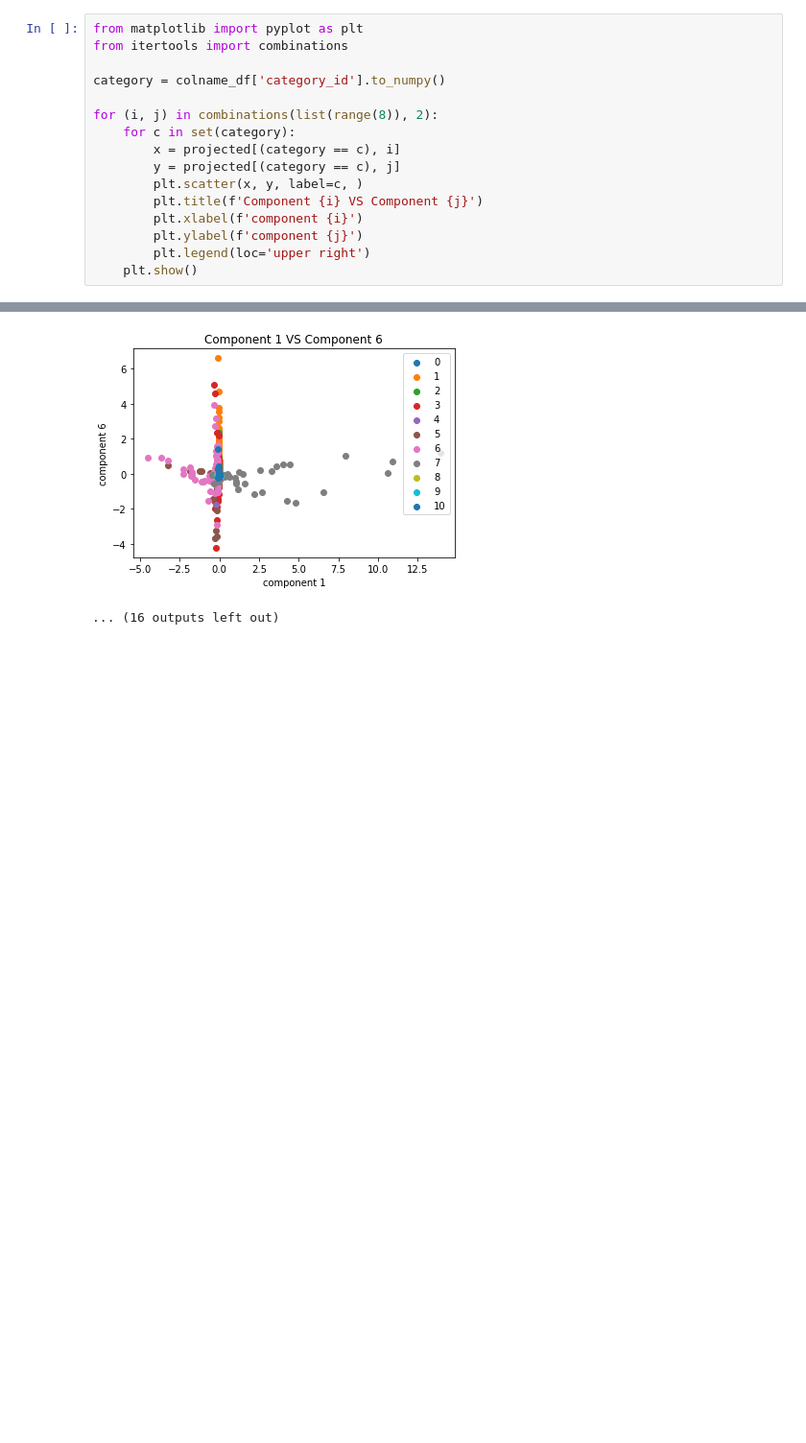
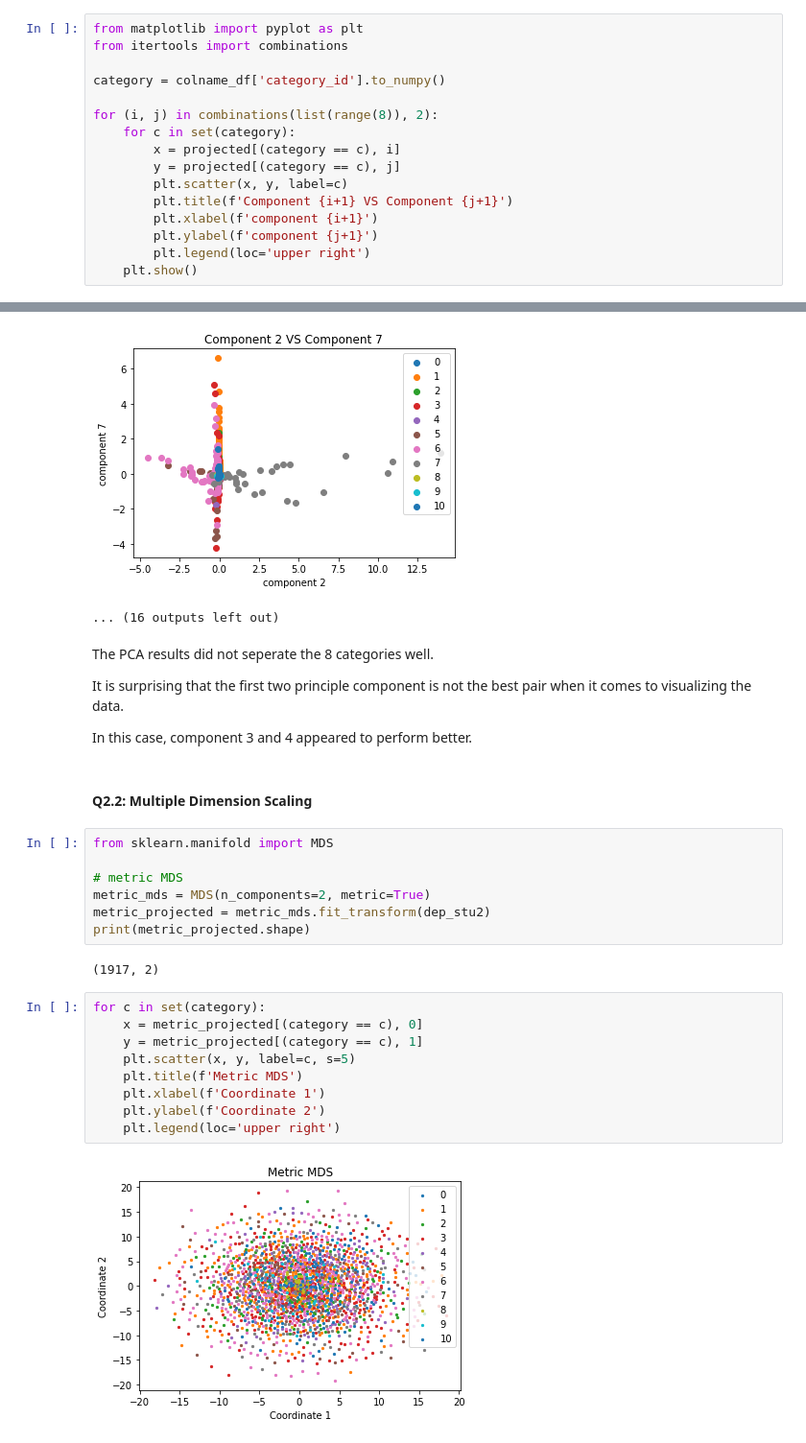
Before and after one commit to shaoyu0966/SLDL, a Jupyter notebook: hw3/hw3.ipynb, the cells around one changed output, grey strips where cells are left out. Shown: that part at 96% size. Drawn from its saved outputs; the diff is of its cells as text; blank space fills up the shorter version.

```diff
--- a/hw3/hw3.ipynb
+++ b/hw3/hw3.ipynb
@@ -544,10 +544,10 @@ for (i, j) in combinations(list(range(8)), 2):
     for c in set(category):
         x = projected[(category == c), i]
         y = projected[(category == c), j]
-        plt.scatter(x, y, label=c, )
-        plt.title(f'Component {i} VS Component {j}')
-        plt.xlabel(f'component {i}')
-        plt.ylabel(f'component {j}')
+        plt.scatter(x, y, label=c)
+        plt.title(f'Component {i+1} VS Component {j+1}')
+        plt.xlabel(f'component {i+1}')
+        plt.ylabel(f'component {j+1}')
         plt.legend(loc='upper right')
     plt.show()
 # %% [output]
@@ -564,3 +564,31 @@ for (i, j) in combinations(list(range(8)), 2):
 [figure]
 [figure]
 ... (16 outputs left out)
+# %% [markdown]
+The PCA results did not seperate the 8 categories well.
+
+It is surprising that the first two principle component is not the best pair when it comes to visualizing the data.
+
+In this case, component 3 and 4 appeared to perform better.
+# %% [markdown]
+#### Q2.2: Multiple Dimension Scaling
+# %%
+from sklearn.manifold import MDS
+
+# metric MDS
+metric_mds = MDS(n_components=2, metric=True)
+metric_projected = metric_mds.fit_transform(dep_stu2)
+print(metric_projected.shape)
+# %% [output]
+(1917, 2)
+# %%
+for c in set(category):
+    x = metric_projected[(category == c), 0]
+    y = metric_projected[(category == c), 1]
+    plt.scatter(x, y, label=c, s=5)
+    plt.title(f'Metric MDS')
+    plt.xlabel(f'Coordinate 1')
+    plt.ylabel(f'Coordinate 2')
+    plt.legend(loc='upper right')
+# %% [output]
+[figure, added]
```
Also changed, not shown: parts of 4 cells of this notebook.
